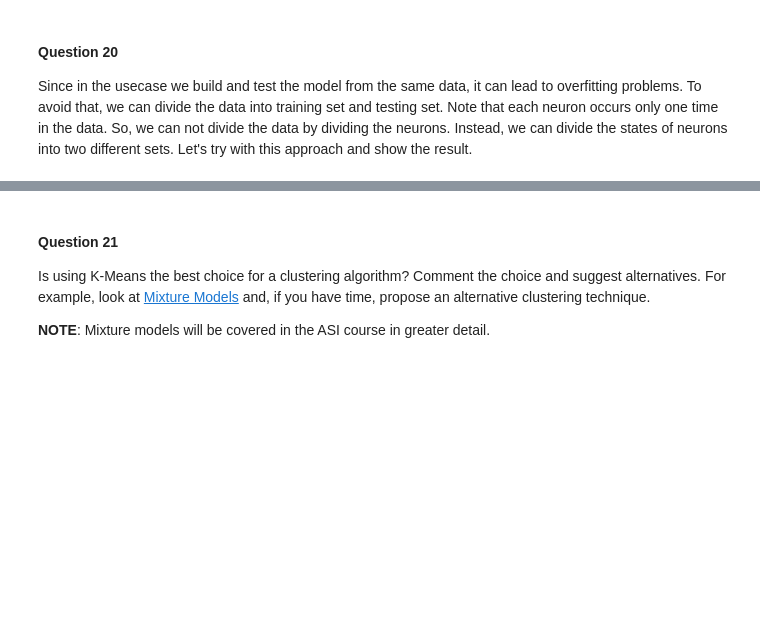
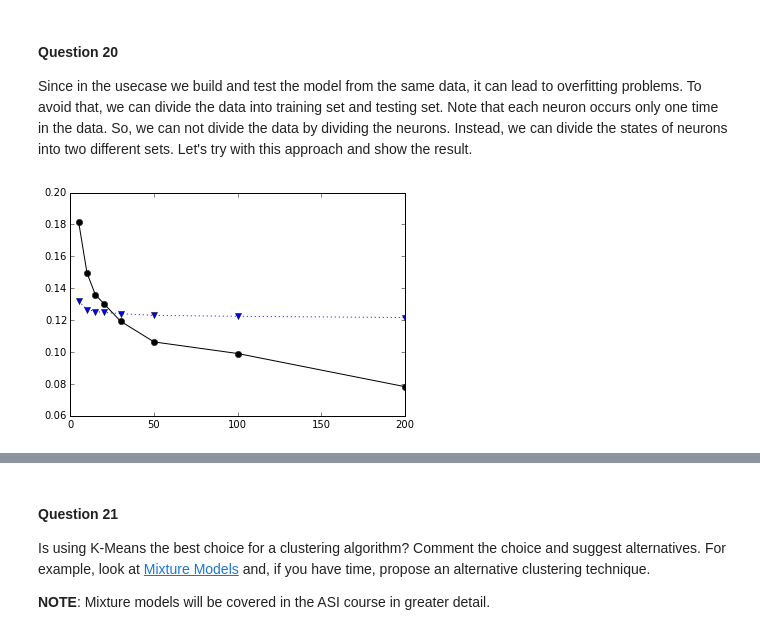
Before and after one commit to adriculteur/Algorithmic-Machine-Learning, a Jupyter notebook: Notebooks/[Lecture 12+13] Analyzing Neuroimaging Data with PySpark and Thunder.ipynb, the cells around one changed output, grey strips where cells are left out. Saved outputs shown, nothing was run; the diff lists cells and outputs as text; code cells hidden in the pictures; blank space fills up the shorter version.

```diff
--- a/Notebooks/[Lecture 12+13] Analyzing Neuroimaging Data with PySpark and Thunder.ipynb
+++ b/Notebooks/[Lecture 12+13] Analyzing Neuroimaging Data with PySpark and Thunder.ipynb
@@ -962,3 +987,11 @@ draw_image(brainmap)
 
 #### Question 20
 Since in the usecase we build and test the model from the same data, it can lead to overfitting problems. To avoid that, we can divide the data into training set and testing set. Note that each neuron occurs only one time in the data. So, we can not divide the data by dividing the neurons. Instead, we can divide the states of neurons into two different sets. Let's try with this approach and show the result.
+# %%
+# we divide the dataset into odd and even neurons, using already the filtered data
+(training, test) = filteredRDD.randomSplit([0.5, 0.5])
+# %%
+models = buildModels(training)
+testAndPlotTheResult(test, models)
+# %% [output]
+[figure, added]
```
Also changed, not shown: parts of 30 cells of this notebook.
